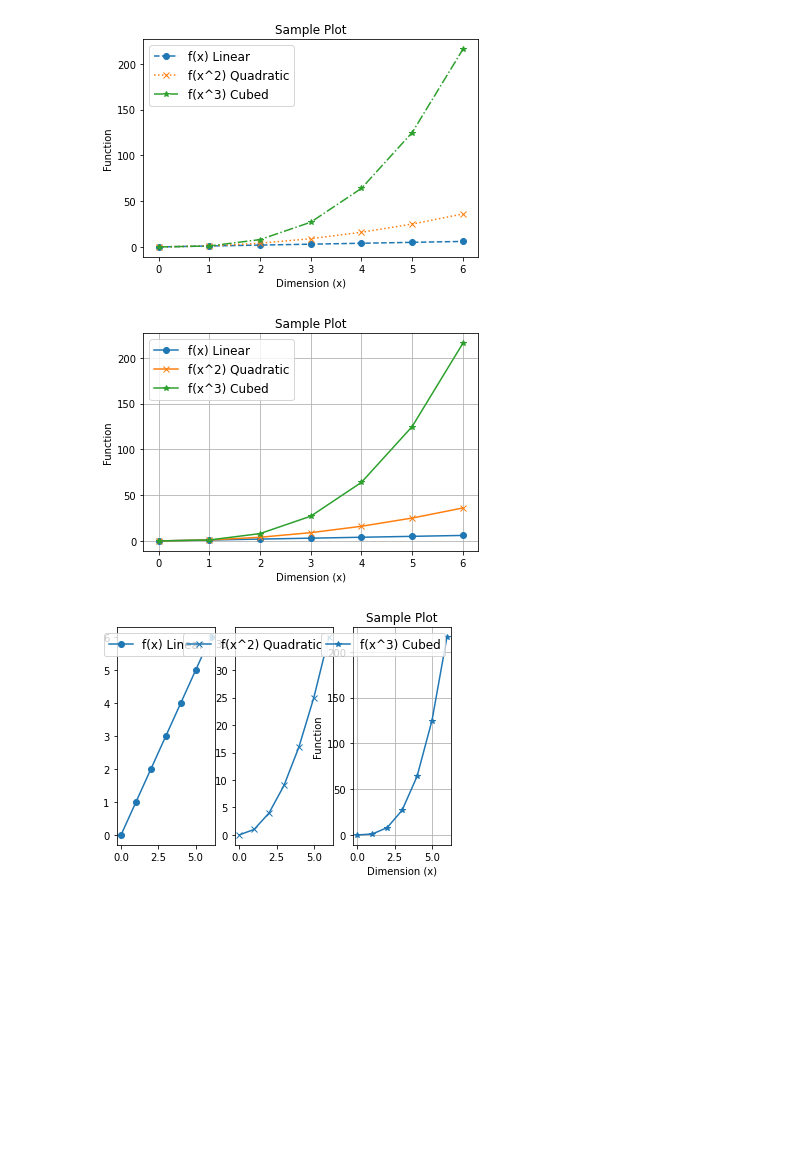
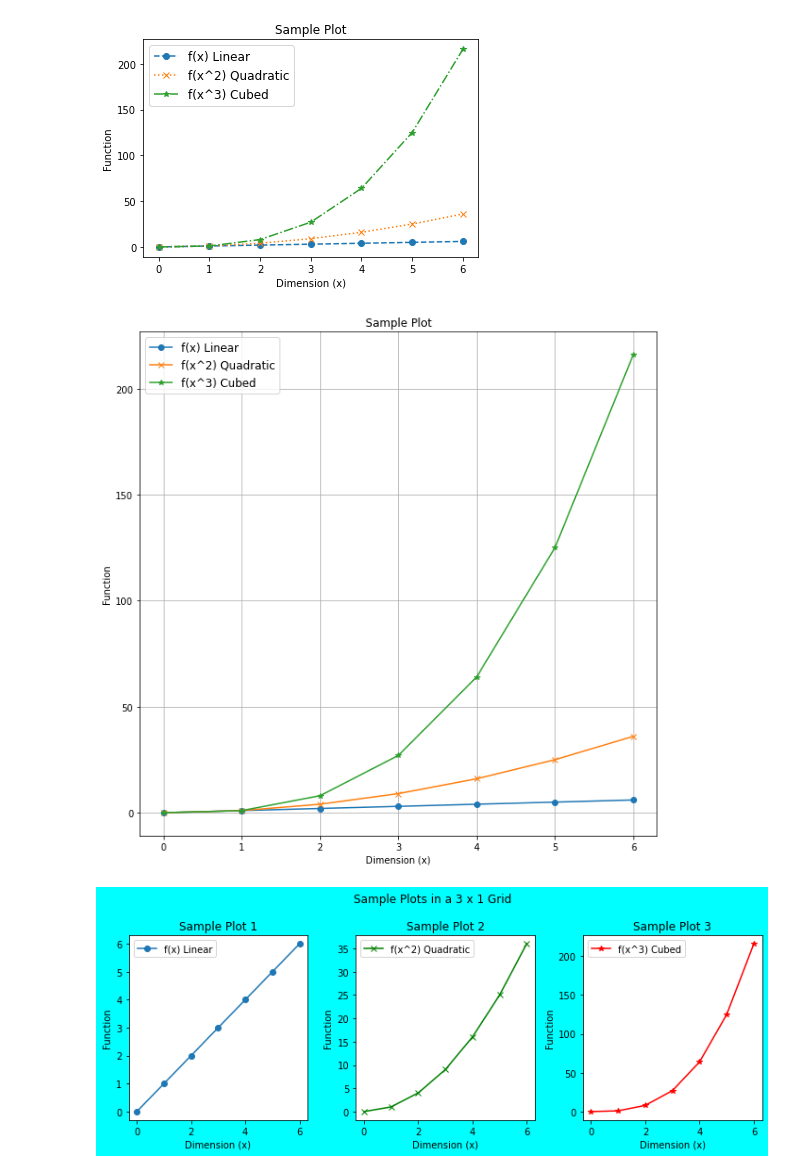
Before and after one commit to donneger/data_analysis_assessment, a Jupyter notebook: pyplot_assignment/pyplot.ipynb, the cells around one changed output. Saved outputs shown, nothing was run; the diff lists cells and outputs as text; code cells hidden in the pictures; blank space fills up the shorter version.

Commit message:
Further updates to the plots examples

```diff
--- a/pyplot_assignment/pyplot.ipynb
+++ b/pyplot_assignment/pyplot.ipynb
@@ -103,34 +106,53 @@ plt.show()
 [figure]
 # %%
 # Finally for this section x, y gridlines and tickmarks can be added.
-# For gridlines the funcation is plt.grid(), default shows both x and y grids but either can be specified by the use axis = 'x' as an argument.
+# For gridlines the function is plt.grid(), the default shows both x and y grids but either can be specified by the use axis = 'x' as an argument.
+# Can also use the figure attribute to set the size of the plot.
+plt.figure(figsize=(10, 10))
 plt.plot(x,y1, marker = 'o' ,label ="f(x) Linear")
 plt.plot(x,y2, marker = 'x' ,label ="f(x^2) Quadratic")
 plt.plot(x,y3, marker = '*', label = "f(x^3) Cubed")
 plt.xlabel("Dimension (x)")
 plt.ylabel("Function")
 plt.title("Sample Plot")
 plt.legend(fontsize=12)
 plt.grid()
 plt.show()
 # %% [output]
-[figure, old version]
+[figure, new version]
 # %%
 # Finally for this section x, y gridlines and tickmarks can be added.
 # For gridlines the funcation is plt.grid(), default shows both x and y grids but either can be specified by the use axis = 'x' as an argument.
+# This example is a 1 row and 3 column plot.
+# This first subplot specifies the first subplot in the row.
+
+# Figure is used to size the layout and even set the background color.
+plt.figure(tight_layout=True,facecolor='cyan',figsize=(10, 4))
+
 plt.subplot(1,3,1)
 plt.plot(x,y1, marker = 'o' ,label ="f(x) Linear")
-plt.legend(fontsize=12)
-plt.subplot(1,3,2)
-plt.plot(x,y2, marker = 'x' ,label ="f(x^2) Quadratic")
-plt.legend(fontsize=12)
-plt.subplot(1,3,3)
-plt.plot(x,y3, marker = '*', label = "f(x^3) Cubed")
-plt.legend(fontsize=12)
+plt.title("Sample Plot 1")
+plt.legend()
 plt.xlabel("Dimension (x)")
 plt.ylabel("Function")
-plt.title("Sample Plot")
-plt.grid()
+
+# The second subplot in the row
+plt.subplot(1,3,2)
+plt.plot(x,y2, color='green', marker = 'x' ,label ="f(x^2) Quadratic")
+plt.title("Sample Plot 2")
+plt.legend()
+plt.xlabel("Dimension (x)")
+plt.ylabel("Function")
+
+# The third subplot in the row.
+plt.subplot(1,3,3)
+plt.plot(x,y3, color='red', marker = '*', label = "f(x^3) Cubed")
+plt.title("Sample Plot 3")
+plt.legend()
+plt.xlabel("Dimension (x)")
+plt.ylabel("Function")
+
+plt.suptitle("Sample Plots in a 3 x 1 Grid")
 plt.show()
 # %% [output]
-[figure, old version]
+[figure, new version]
```
Also changed, not shown: parts of 6 cells of this notebook.
